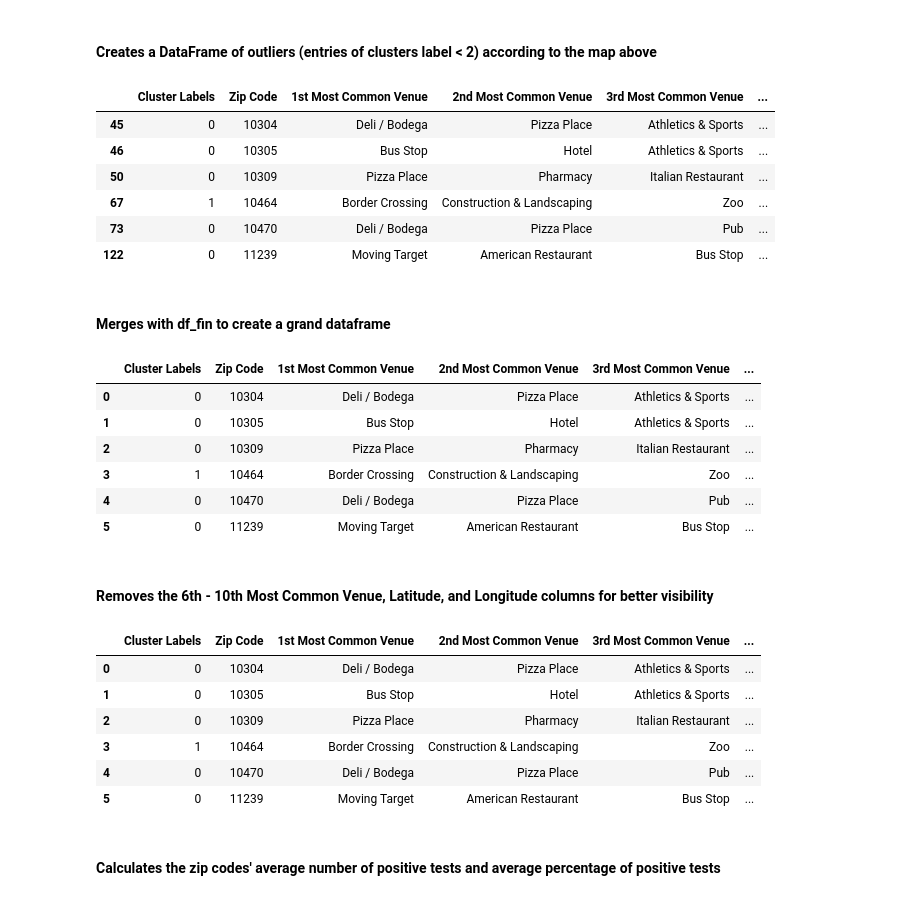
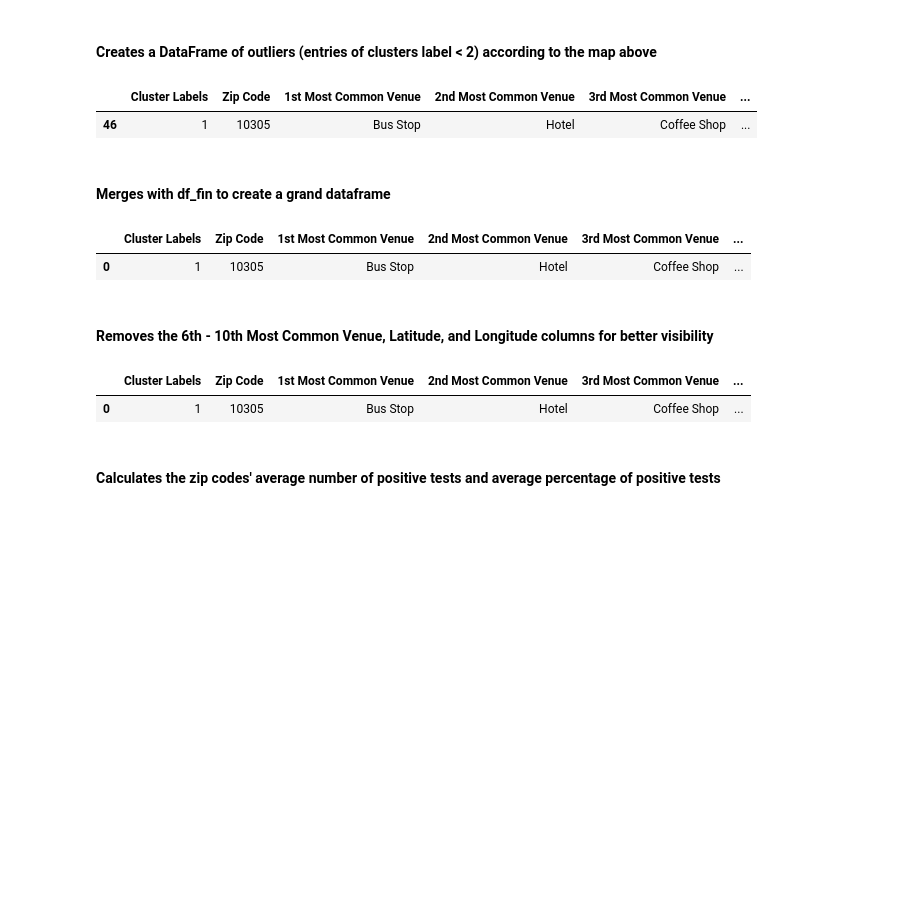
Before and after one commit to sonleh96/Coursera_Capstone, a Jupyter notebook: IBM_Coursera_Capstone.ipynb, the cells around one changed output. Drawn from its saved outputs; the diff is of its cells as text; code cells hidden in the pictures; blank space fills up the shorter version.

```diff
--- a/IBM_Coursera_Capstone.ipynb
+++ b/IBM_Coursera_Capstone.ipynb
@@ -930,16 +872,11 @@ map_clusters
 # %% [markdown]
 #### Creates a DataFrame of outliers (entries of clusters label < 2) according to the map above
 # %%
-to_explore = zipcodes_venues_sorted[zipcodes_venues_sorted['Cluster Labels'] < 2]
+to_explore = zipcodes_venues_sorted[zipcodes_venues_sorted['Cluster Labels'] > 0]
 to_explore
 # %% [output]
 |  | Cluster Labels | Zip Code | 1st Most Common Venue | 2nd Most Common Venue | 3rd Most Common Venue | ... |
-| 45 | 0 | 10304 | Deli / Bodega | Pizza Place | Athletics & Sports | ... |
-| 46 | 0 | 10305 | Bus Stop | Hotel | Athletics & Sports | ... |
-| 50 | 0 | 10309 | Pizza Place | Pharmacy | Italian Restaurant | ... |
-| 67 | 1 | 10464 | Border Crossing | Construction & Landscaping | Zoo | ... |
-| 73 | 0 | 10470 | Deli / Bodega | Pizza Place | Pub | ... |
-| 122 | 0 | 11239 | Moving Target | American Restaurant | Bus Stop | ... |
+| 46 | 1 | 10305 | Bus Stop | Hotel | Coffee Shop | ... |
 # %% [markdown]
 #### Merges with df_fin to create a grand dataframe
 # %%
@@ -947,12 +884,7 @@ df_explore = pd.merge(left=to_explore, right=df_fin, left_on='Zip Code', right_o
 df_explore
 # %% [output]
 |  | Cluster Labels | Zip Code | 1st Most Common Venue | 2nd Most Common Venue | 3rd Most Common Venue | ... |
-| 0 | 0 | 10304 | Deli / Bodega | Pizza Place | Athletics & Sports | ... |
-| 1 | 0 | 10305 | Bus Stop | Hotel | Athletics & Sports | ... |
-| 2 | 0 | 10309 | Pizza Place | Pharmacy | Italian Restaurant | ... |
-| 3 | 1 | 10464 | Border Crossing | Construction & Landscaping | Zoo | ... |
-| 4 | 0 | 10470 | Deli / Bodega | Pizza Place | Pub | ... |
-| 5 | 0 | 11239 | Moving Target | American Restaurant | Bus Stop | ... |
+| 0 | 1 | 10305 | Bus Stop | Hotel | Coffee Shop | ... |
 # %% [markdown]
 #### Removes the 6th - 10th Most Common Venue, Latitude, and Longitude columns for better visibility
 # %%
@@ -961,12 +893,7 @@ df_explore.drop(drop_venues, axis = 1, inplace = True)
 df_explore
 # %% [output]
 |  | Cluster Labels | Zip Code | 1st Most Common Venue | 2nd Most Common Venue | 3rd Most Common Venue | ... |
-| 0 | 0 | 10304 | Deli / Bodega | Pizza Place | Athletics & Sports | ... |
-| 1 | 0 | 10305 | Bus Stop | Hotel | Athletics & Sports | ... |
-| 2 | 0 | 10309 | Pizza Place | Pharmacy | Italian Restaurant | ... |
-| 3 | 1 | 10464 | Border Crossing | Construction & Landscaping | Zoo | ... |
-| 4 | 0 | 10470 | Deli / Bodega | Pizza Place | Pub | ... |
-| 5 | 0 | 11239 | Moving Target | American Restaurant | Bus Stop | ... |
+| 0 | 1 | 10305 | Bus Stop | Hotel | Coffee Shop | ... |
 # %% [markdown]
 #### Calculates the zip codes' average number of positive tests and average percentage of positive tests
 # %%
```
Also changed, not shown: parts of 32 cells of this notebook.
